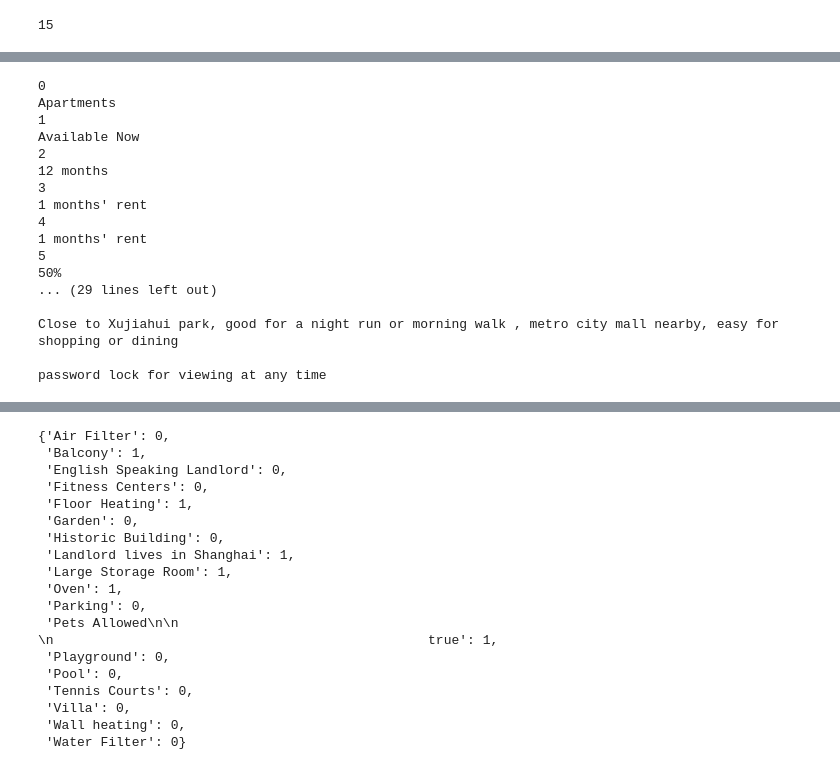
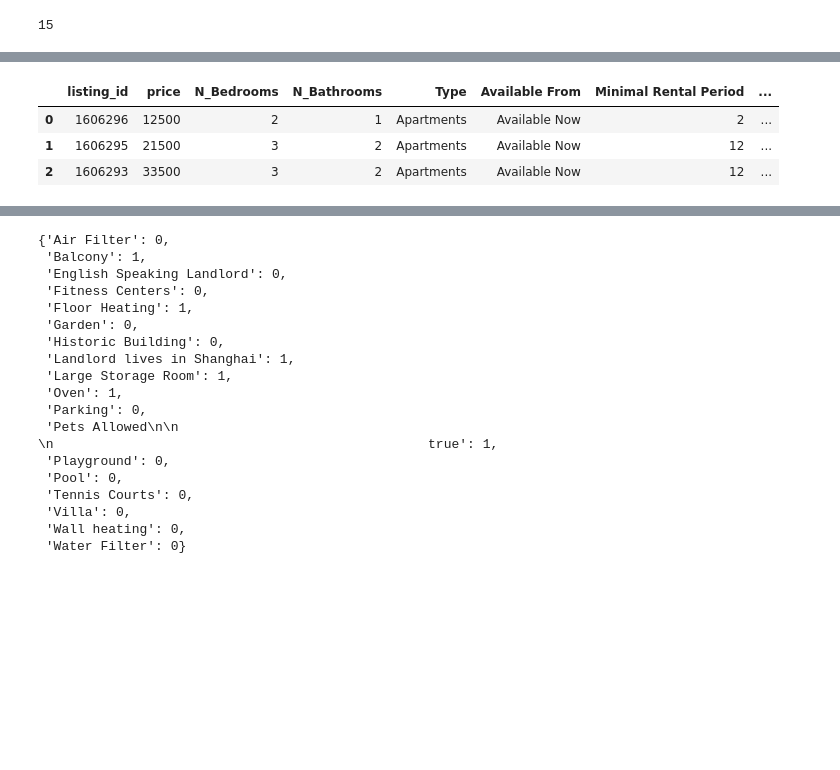
Before and after one commit to JessicaChuh/shanghai_housing, a Jupyter notebook: Daily_Report.ipynb, the cells around one changed output, grey strips where cells are left out. Drawn from its saved outputs; the diff is of its cells as text; code cells hidden in the pictures; blank space fills up the shorter version.

```diff
--- a/Daily_Report.ipynb
+++ b/Daily_Report.ipynb
@@ -32,4 +129,4 @@ len(new)
 # %% [output]
 15
 # %%
-ex = new[:1]
+example = new[:1]
@@ -36,14 +202,38 @@ ex = new[:1]
 # %%
-for list_id in ex.listing_id:
+columns = []
+values = []
+
+for list_id in example['listing_id']:
     response = requests.get(f'{baseurl}/{list_id}')
+
     if response.status_code == 200:
         soup_info = BeautifulSoup(response.content, "html.parser")
 
-    #each list's information
-    try:
-        detail = soup_info.find('label', text='Type:').find_next_sibling('div').get_text(strip=True)
-    except IndexError:
-        print(list_id)
+        # Extract the labels and values for the current listing ID
+        labels = [label.get_text(strip=True)[:-1] for label in soup_info.find_all('div', class_='details')[0].find_all(name='label')]
+        row_values = [value.get_text(strip=True) for value in soup_info.find_all('div', class_='details')[0].find_all(name='div')[:-1]]
 
+        # Append unique columns to the columns list
+        columns.extend(label for label in labels if label not in columns)
 
-    print(detail)
+        # Append values for the current listing ID while maintaining the correct order
+        row = {}
+        for label, value in zip(labels, row_values):
+            row[label] = value
+        values.append(row)
+
+        # Extract amenities information
+        amenities = soup_info.find_all('div', class_='amenities')[0].find_all('li', class_=['positive', 'negative'])
+        amenities_dict = {}
+
+        for amenity_li in amenities:
+            amenity = amenity_li.text.strip()
+            amenities_dict[amenity] = 1 if 'positive' in amenity_li['class'] else 0
+
+    else:
+        print(f"Failed to retrieve data for listing ID: {list_id}")
+
+new_df = pd.DataFrame(values)
+example = pd.concat([example, new_df], axis=1)
+amenities_dict['listing_id'] = list_id
+amenities_data.append(amenities_dict)
@@ -78,22 +239,0 @@ password lock for viewing at any time
-# %%
-for indx, j in enumerate(detail):
-    print(indx)
-    print(j.text.strip())
-# %% [output]
-0
-Apartments
-1
-Available Now
-2
-12 months
-3
-1 months' rent
-4
-1 months' rent
-5
-50%
-... (29 lines left out)
-
-Close to Xujiahui park, good for a night run or morning walk , metro city mall nearby, easy for shopping or dining
-
-password lock for viewing at any time
@@ -172,0 +240,7 @@ def page_data(data):
+# %%
+example
+# %% [output]
+|  | listing_id | price | N_Bedrooms | N_Bathrooms | Type | Available From | Minimal Rental Period | ... |
+| 0 | 1606296 | 12500 | 2 | 1 | Apartments | Available Now | 2 | ... |
+| 1 | 1606295 | 21500 | 3 | 2 | Apartments | Available Now | 12 | ... |
+| 2 | 1606293 | 33500 | 3 | 2 | Apartments | Available Now | 12 | ... |
```
Also changed, not shown: parts of 25 cells of this notebook.
